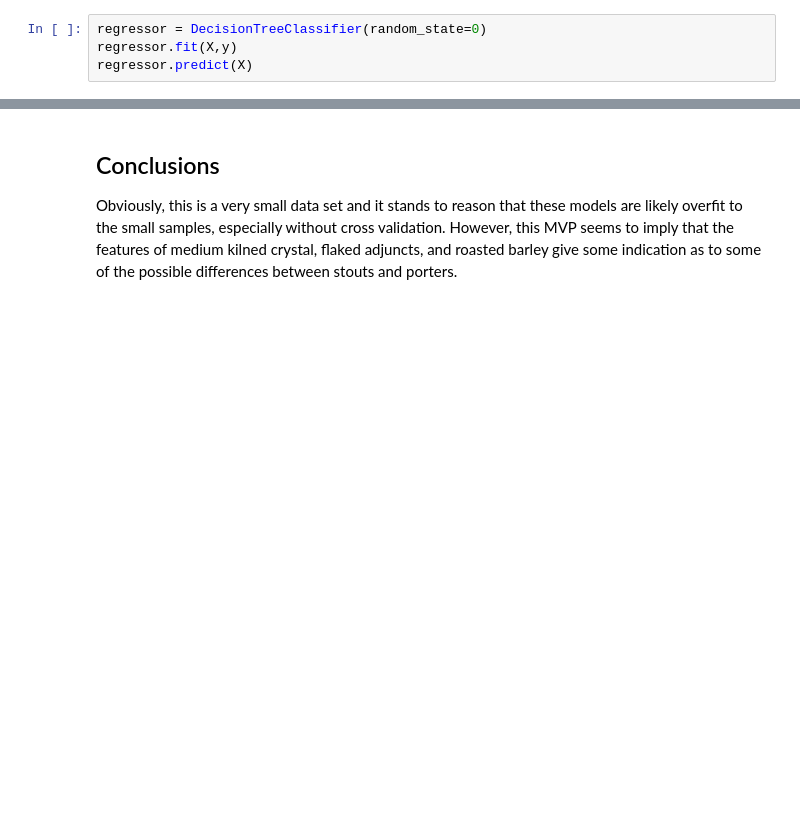
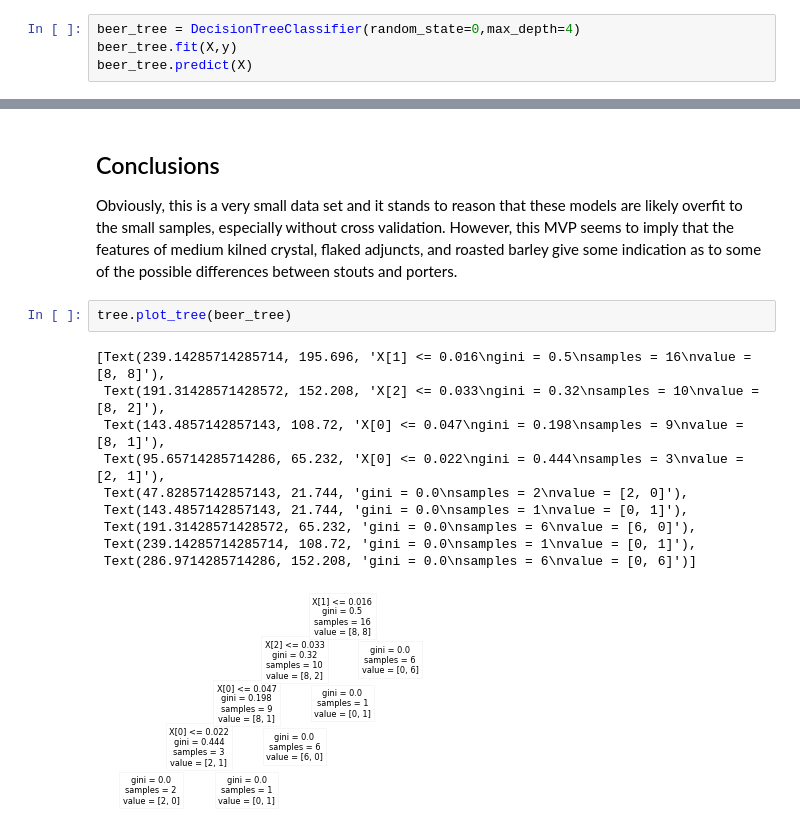
Before and after one commit to ejfeldman7/stout_vs_porter, a Jupyter notebook: Stout vs Porter.ipynb, the cells around one changed output, grey strips where cells are left out. Saved outputs shown, nothing was run; the diff lists cells and outputs as text; blank space fills up the shorter version.

Commit message:
Added tree visuals

```diff
--- a/Stout vs Porter.ipynb
+++ b/Stout vs Porter.ipynb
@@ -130,7 +131,7 @@ from sklearn.tree import DecisionTreeClassifier
 # %%
-regressor = DecisionTreeClassifier(random_state=0)
-regressor.fit(X,y)
-regressor.predict(X)
+beer_tree = DecisionTreeClassifier(random_state=0,max_depth=4)
+beer_tree.fit(X,y)
+beer_tree.predict(X)
 # %% [output]
 array([0., 0., 0., 0., 0., 0., 0., 0., 1., 1., 1., 1., 1., 1., 1., 1.])
 # %%
@@ -150,3 +151,16 @@ scores
 # %% [markdown]
 ## Conclusions
 Obviously, this is a very small data set and it stands to reason that these models are likely overfit to the small samples, especially without cross validation. However, this MVP seems to imply that the features of medium kilned crystal, flaked adjuncts, and roasted barley give some indication as to some of the possible differences between stouts and porters.
+# %%
+tree.plot_tree(beer_tree)
+# %% [output]
+[Text(239.14285714285714, 195.696, 'X[1] <= 0.016\ngini = 0.5\nsamples = 16\nvalue = [8, 8]'),
+ Text(191.31428571428572, 152.208, 'X[2] <= 0.033\ngini = 0.32\nsamples = 10\nvalue = [8, 2]'),
+ Text(143.4857142857143, 108.72, 'X[0] <= 0.047\ngini = 0.198\nsamples = 9\nvalue = [8, 1]'),
+ Text(95.65714285714286, 65.232, 'X[0] <= 0.022\ngini = 0.444\nsamples = 3\nvalue = [2, 1]'),
+ Text(47.82857142857143, 21.744, 'gini = 0.0\nsamples = 2\nvalue = [2, 0]'),
+ Text(143.4857142857143, 21.744, 'gini = 0.0\nsamples = 1\nvalue = [0, 1]'),
+ Text(191.31428571428572, 65.232, 'gini = 0.0\nsamples = 6\nvalue = [6, 0]'),
+ Text(239.14285714285714, 108.72, 'gini = 0.0\nsamples = 1\nvalue = [0, 1]'),
+ Text(286.9714285714286, 152.208, 'gini = 0.0\nsamples = 6\nvalue = [0, 6]')]
+[figure, added]
```
Also changed, not shown: parts of 4 cells of this notebook.
